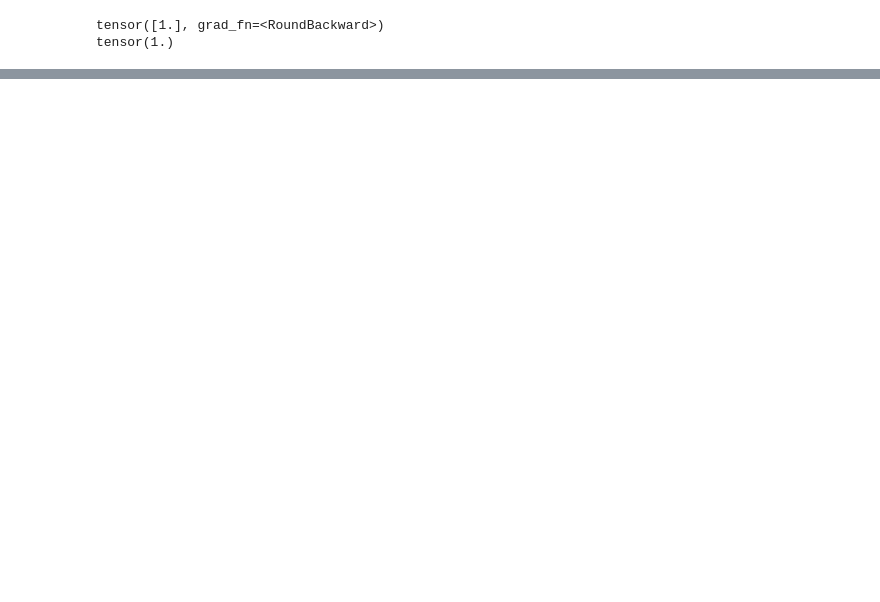
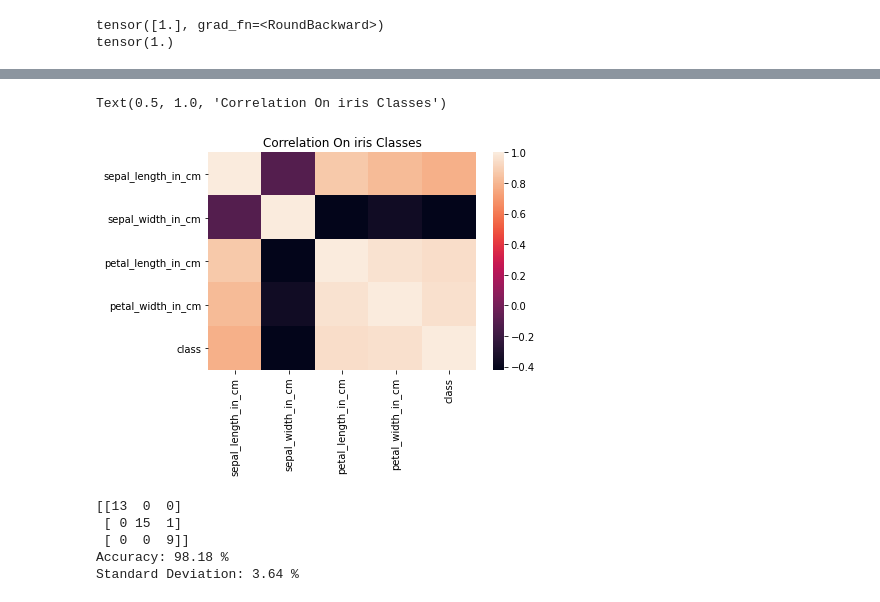
Before and after one commit to jaisal1311/College-Stuff, a Jupyter notebook: AI/AI_pracs.ipynb, the cells around one changed output, grey strips where cells are left out. Saved outputs shown, nothing was run; the diff lists cells and outputs as text; code cells hidden in the pictures; blank space fills up the shorter version.

```diff
--- a/AI/AI_pracs.ipynb
+++ b/AI/AI_pracs.ipynb
@@ -232,0 +841,9 @@ PIMA Pytorch
+# %%
+#Define the col names
+colnames=["sepal_length_in_cm", "sepal_width_in_cm","petal_length_in_cm","petal_width_in_cm", "class"]
+
+#Read the dataset
+dataset = pd.read_csv("https://archive.ics.uci.edu/ml/machine-learning-databases/iris/iris.data", header = None, names= colnames )
+
+#Data
+dataset.head()
@@ -232,0 +857,6 @@ PIMA Pytorch
+# %%
+#Encoding the categorical column
+dataset = dataset.replace({"class":  {"Iris-setosa":1,"Iris-versicolor":2, "Iris-virginica":3}})
+
+#Visualize the new dataset
+dataset.head()
@@ -232,0 +870,8 @@ PIMA Pytorch
+# %%
+plt.figure(1)
+import seaborn as sns
+sns.heatmap(dataset.corr())
+plt.title('Correlation On iris Classes')
+# %% [output]
+Text(0.5, 1.0, 'Correlation On iris Classes')
+[figure, added]
@@ -232,0 +897,16 @@ PIMA Pytorch
+# %%
+from sklearn.metrics import confusion_matrix
+cm = confusion_matrix(y_test, y_pred)
+print(cm)
+
+from sklearn.model_selection import cross_val_score
+accuracies = cross_val_score(estimator = classifier, X = X_train, y = y_train, \
+                             cv = 10)
+print("Accuracy: {:.2f} %".format(accuracies.mean()*100))
+print("Standard Deviation: {:.2f} %".format(accuracies.std()*100))
+# %% [output]
+[[13  0  0]
+ [ 0 15  1]
+ [ 0  0  9]]
+Accuracy: 98.18 %
+Standard Deviation: 3.64 %
```
Also changed, not shown: parts of 81 cells of this notebook.
